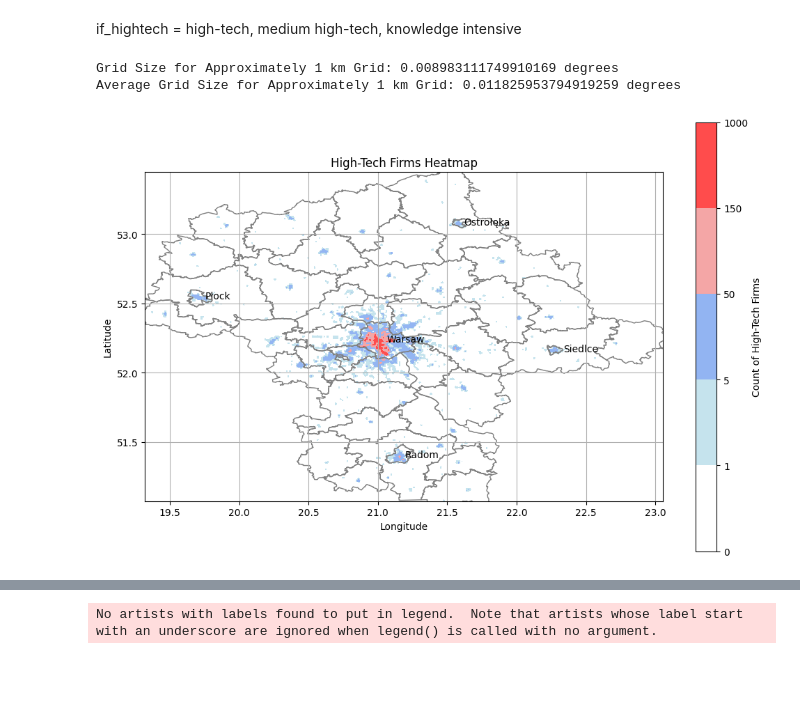
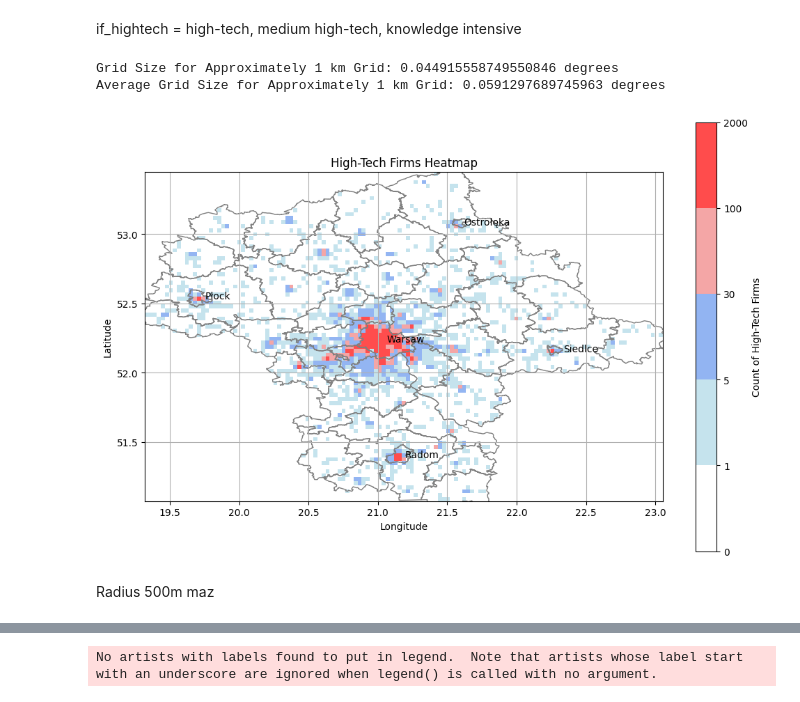
Before and after one commit to fszymanski13/master_thesis, a Jupyter notebook: notebooks/modelling.ipynb, the cells around one changed output, grey strips where cells are left out. Drawn from its saved outputs; the diff is of its cells as text; code cells hidden in the pictures; blank space fills up the shorter version.

Commit message:
full grid cleaned

```diff
--- a/notebooks/modelling.ipynb
+++ b/notebooks/modelling.ipynb
@@ -93,8 +102,8 @@ lon = 21.017532
 lat = 52.237049
 
 
-one_km_in_degrees_lat = 1 / 111.32
-one_km_in_degrees_lon = 1 / (111.32 * math.cos(math.radians(lat)))
+one_km_in_degrees_lat = 5 / 111.32
+one_km_in_degrees_lon = 5 / (111.32 * math.cos(math.radians(lat)))
 
 grid_size = min(one_km_in_degrees_lat, one_km_in_degrees_lon)
 
@@ -104,5 +113,5 @@ average_grid_size = (one_km_in_degrees_lat + one_km_in_degrees_lon) / 2
 
 print("Average Grid Size for Approximately 1 km Grid:", average_grid_size, "degrees")
 # %% [output]
-Grid Size for Approximately 1 km Grid: 0.008983111749910169 degrees
-Average Grid Size for Approximately 1 km Grid: 0.011825953794919259 degrees
+Grid Size for Approximately 1 km Grid: 0.044915558749550846 degrees
+Average Grid Size for Approximately 1 km Grid: 0.0591297689745963 degrees
@@ -129,27 +118,52 @@ for idx, row in grid_counts_maz.iterrows():
+# %%
+gdf_ht = gdf[gdf['if_hightech'] == 1]
 # %%
+min_lon_maz, max_lon_maz = gdf_ht['lon'].min(), gdf_ht['lon'].max()
+min_lat_maz, max_lat_maz = gdf_ht['lat'].min(), gdf_ht['lat'].max()
+grid_size = 0.02912
+
+lons_maz = np.arange(min_lon_maz, max_lon_maz, grid_size)
+lats_maz = np.arange(min_lat_maz, max_lat_maz, grid_size)
+
+gdf_ht['grid_x_maz_ht'] = np.digitize(gdf_ht['lon'], lons_maz)
+gdf_ht['grid_y_maz_ht'] = np.digitize(gdf_ht['lat'], lats_maz)
+
+grid_counts_maz = gdf_ht.groupby(['grid_x_maz_ht', 'grid_y_maz_ht']).size().reset_index(name='firm_count_maz_ht')
+gdf_ht = gdf_ht.merge(grid_counts_maz, how='left', on=['grid_x_maz_ht', 'grid_y_maz_ht'])
+
+heatmap_maz = np.zeros((len(lats_maz), len(lons_maz)))
+
+for idx, row in grid_counts_maz.iterrows():
+    grid_x, grid_y = row['grid_x_maz_ht'] - 1, row['grid_y_maz_ht'] - 1
+    count = row['firm_count_maz_ht']
+    heatmap_maz[grid_y, grid_x] = count
+
+
 city_lon = [21.017532, 21.14714, 19.70638, 22.29006, 21.5714]
 city_lat = [52.237049, 51.40253, 52.54682, 52.16772, 53.0813]
 city_names = ['Warsaw', 'Radom', 'Płock', 'Siedlce', 'Ostrołęka']
 
 colors = ['white', 'lightblue', 'cornflowerblue', 'lightcoral', 'red']
-bounds = [0, 1, 5, 50, 150, 1000]
+bounds = [0, 1, 5, 30, 100, 2000]
 
 cmap = ListedColormap(colors)
 norm = BoundaryNorm(bounds, len(colors))
 
 ax = powiaty_maz.plot(figsize=(12, 8), color='none', edgecolor='grey')
 
 plt.imshow(heatmap_maz, cmap=cmap, norm=norm, origin='lower', extent=[min_lon_maz, max_lon_maz, min_lat_maz, max_lat_maz], alpha=0.7)
 
 for city, lon, lat in zip(city_names, city_lon, city_lat):
     plt.annotate(city, xy=(lon, lat), xytext=(7, -2), textcoords='offset points', color='black', fontsize=10)
 
 plt.colorbar(label='Count of High-Tech Firms')
 plt.xlabel('Longitude')
 plt.ylabel('Latitude')
 plt.title('High-Tech Firms Heatmap')
 
 plt.grid(True)
 plt.show()
 # %% [output]
-[figure, old version]
+[figure, new version]
+# %% [markdown]
+Radius 500m maz
```
Also changed, not shown: parts of 61 cells of this notebook, 1 other file.
